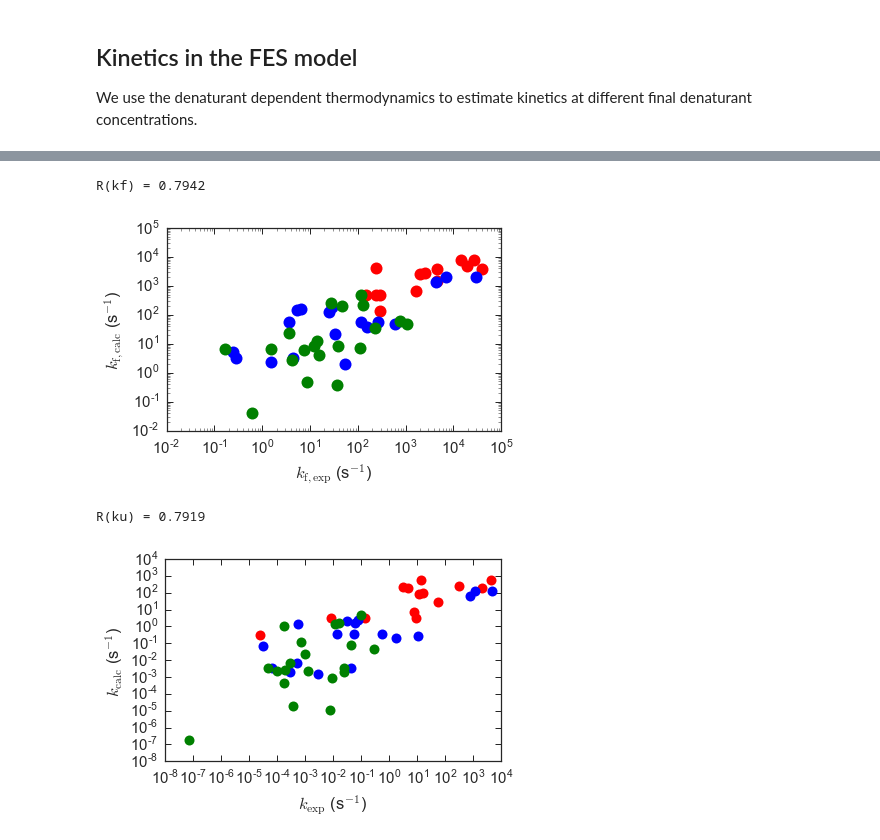
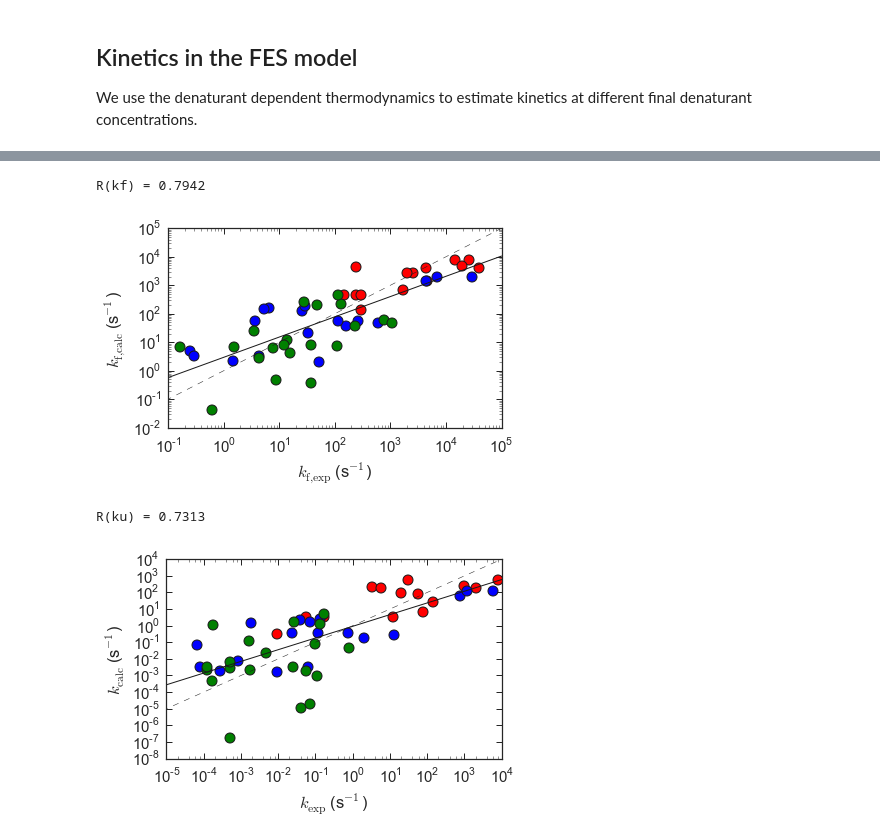
Before and after one commit to daviddesancho/PREFUR, a Jupyter notebook: examples/free_energy_predict.ipynb, the cells around one changed output, grey strips where cells are left out. Drawn from its saved outputs; the diff is of its cells as text; code cells hidden in the pictures.

Commit message:
version with correct methods for prediction

```diff
--- a/examples/free_energy_predict.ipynb
+++ b/examples/free_energy_predict.ipynb
@@ -50,26 +14,0 @@ ax1.legend(loc=3)
-# %%
-from prefur import kinetics
-
-fold_rates = []
-for n in range(30, 150, 5):
-    kf, ku, FES = kinetics.predict(nres=n, struct='b')
-    fold_rates.append([kf, ku])
-fold_rates = np.array(fold_rates)
-plt.semilogy(range(30, 150, 5), fold_rates[:,0], 'bo')
-plt.semilogy(range(30, 150, 5), fold_rates[:,1], 'bo')
-
-fold_rates = []
-for n in range(30, 150, 5):
-    kf, ku, FES = kinetics.predict(nres=n, struct='a')
-    fold_rates.append([kf, ku])
-fold_rates = np.array(fold_rates)
-plt.semilogy(range(30, 150, 5), fold_rates[:,0], 'ro')
-plt.semilogy(range(30, 150, 5), fold_rates[:,1], 'rs')
-
-fold_rates = []
-for n in range(30, 150, 5):
-    kf, ku, FES = kinetics.predict(nres=n, struct='ab')
-    fold_rates.append([kf, ku])
-fold_rates = np.array(fold_rates)
-plt.semilogy(range(30, 150, 5), fold_rates[:,0], 'go')
-plt.semilogy(range(30, 150, 5), fold_rates[:,1], 'gs')
@@ -111,34 +56,54 @@ ku1st = DataBase.kuexp*np.exp(-(DataBase.muexp/(R*DataBase.Temp)*DataBase.D1st))
 # %%
 fig, ax = plt.subplots()
-ax.loglog(kf1st, kfold, 'o')
+#ax.loglog(kf1st, kfold, 'o')
 colors = [None, 'red', 'blue', 'green']
 for i in range(1,4):
-    sel = [x for x in range(len(DataBase.Structure)) if DataBase.Structure[x]==i]
-    ax.loglog(np.array(kf1st)[sel], np.array(kfold)[sel], 'o', ms=12, c=colors[i])
+    sel = [x for x in range(len(DataBase.Structure)) \
+           if DataBase.Structure[x]==i]
+    ax.scatter(np.array(kf1st)[sel], np.array(kfold)[sel], \
+               marker='o', s=100, facecolor=colors[i], lw=1)
 
+ax.plot([1e-2,1e5],[1e-2,1e5], 'k', lw=0.5, ls='--')
+
+z = np.polyfit(np.log10(kf1st), np.log10(kfold), 1)
+p = np.poly1d(z)
+x = np.array([-6.,5.])
+ax.plot(10**x,10**p(x),"k-", lw=1)
+
+ax.set_xscale('log')
+ax.set_yscale('log')
 ax.set_xlabel(r'$k_\mathrm{f,exp}$ (s$^{-1}$) ')
 ax.set_ylabel(r'$k_\mathrm{f,calc}$ (s$^{-1}$) ')
-ax.set_xlim(1e-2,1e5)
+ax.set_xlim(1e-1,1e5)
 ax.set_ylim(1e-2,1e5)
 plt.tight_layout()
 print "R(kf) = %6.4f"%np.corrcoef(np.log10(kf1st), np.log10(kfold))[0][1]
 # %% [output]
 R(kf) = 0.7942
-[figure, old version]
+[figure, new version]
 # %%
 fig, ax = plt.subplots()
 #ax.loglog(ku1st, kunfold, 'o')
 colors = [None, 'red', 'blue', 'green']
 for i in range(1,4):
     sel = [x for x in range(len(DataBase.Structure)) if DataBase.Structure[x]==i]
-    ax.loglog(np.array(ku1st)[sel], np.array(kunfold)[sel], 'o', ms=10, c=colors[i])
+    ax.scatter(np.array(ku1st)[sel], np.array(kunfold)[sel], \
+               marker='o', s=100, facecolor=colors[i], lw=1)
 
+z = np.polyfit(np.log10(ku1st), np.log10(kunfold), 1)
+p = np.poly1d(z)
+x = np.array([-6.,5.])
+ax.plot(10**x,10**p(x),"k-", lw=1)
+
+ax.set_xscale('log')
+ax.set_yscale('log')
 ax.set_xlabel(r'$k_\mathrm{exp}$ (s$^{-1}$) ')
 ax.set_ylabel(r'$k_\mathrm{calc}$ (s$^{-1}$) ')
 plt.tight_layout()
-ax.set_xlim(1e-8,1e4)
+ax.plot([1e-6,1e5],[1e-6,1e5], 'k', lw=0.5, ls='--')
+ax.set_xlim(1e-5,1e4)
 ax.set_ylim(1e-8,1e4)
 print "R(ku) = %6.4f"%np.corrcoef(np.log10(ku1st), np.log10(kunfold))[0][1]
 # %% [output]
-R(ku) = 0.7919
+R(ku) = 0.7313
-[figure, old version]
+[figure, new version]
```
Also changed, not shown: parts of 7 cells of this notebook.
